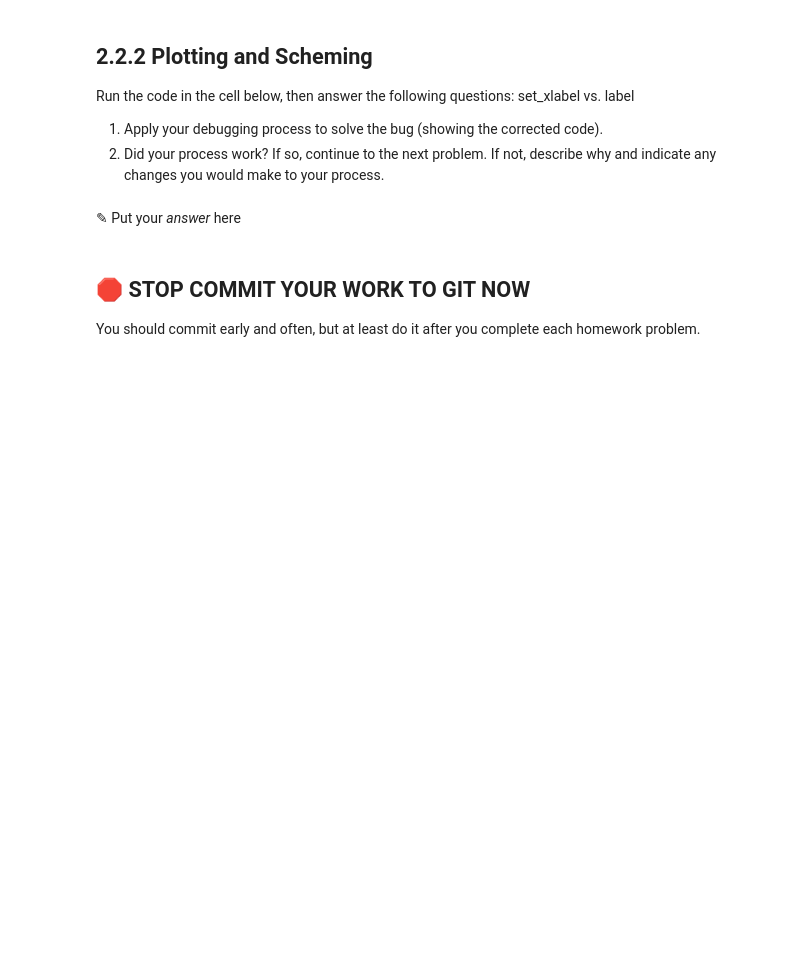
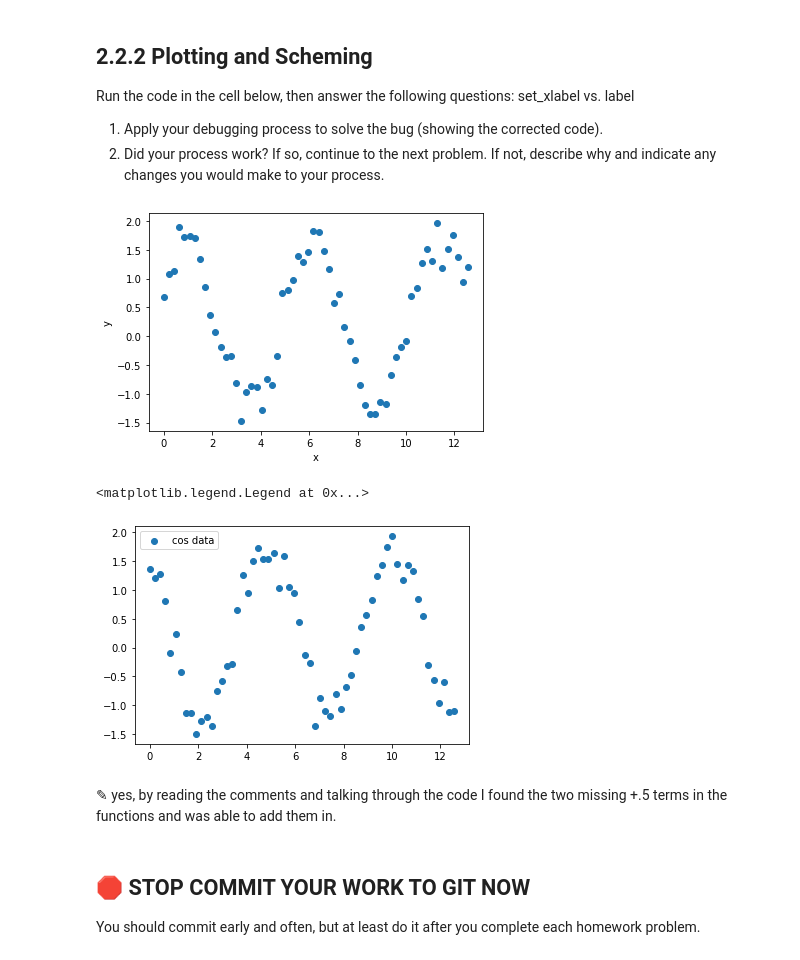
Before and after one commit to matricies7/Homework_1_Files, a Jupyter notebook: HW1_S23-STUDENT.ipynb, the cells around one changed output. Cells and saved outputs as stored; diff of their text form; code cells hidden in the pictures; blank space fills up the shorter version.

```diff
--- a/HW1_S23-STUDENT.ipynb
+++ b/HW1_S23-STUDENT.ipynb
@@ -185,26 +193,30 @@ set_xlabel vs. label
 # %%
 # code to plot two randomly generated data sets (sin and cos) on one plot
 
 import matplotlib.pyplot as plt
 import numpy as np
 
 # generate some x data: sixty data points from 0 to 4π
 x_sin = np.linspace(0,4*np.pi,60)
 
 # generate some y data: 1.5 * sin(1.2x + 0.5)
 # we add the np.random.normal(0.25,.25,60) at the end to add some randomness to the data
-y_sin = 1.5 * np.sin(1.2 * x_sin) + np.random.normal(.25,.25,60)
+y_sin = 1.5 * np.sin(1.2 * x_sin + .5) + np.random.normal(.25,.25,60)
 
-y_cos = 1.5 * np.cos(1.2 * x_sin) + np.random.normal(.25,.25,60)
+y_cos = 1.5 * np.cos(1.2 * x_sin + .5) + np.random.normal(.25,.25,60)
 # plot our data
 plt.scatter(x_sin, y_sin, label = "sin data")
 plt.xlabel('x')
 plt.ylabel('y')
 plt.show()
 plt.scatter(x_sin, y_cos, label = "cos data")
 plt.legend()
+# %% [output]
+[figure, added]
+<matplotlib.legend.Legend at 0x...>
+[figure, added]
-# %% [markdown]
-<font size=+3>&#9998;</font> Put your *answer* here
+# %% [markdown]
+<font size=+3>&#9998;</font> yes, by reading the comments and talking through the code I found the two missing +.5 terms in the functions and was able to add them in.
 # %% [markdown]
 ## &#128721; STOP **COMMIT YOUR WORK TO GIT NOW**
 
```
Also changed, not shown: parts of 5 cells of this notebook.
